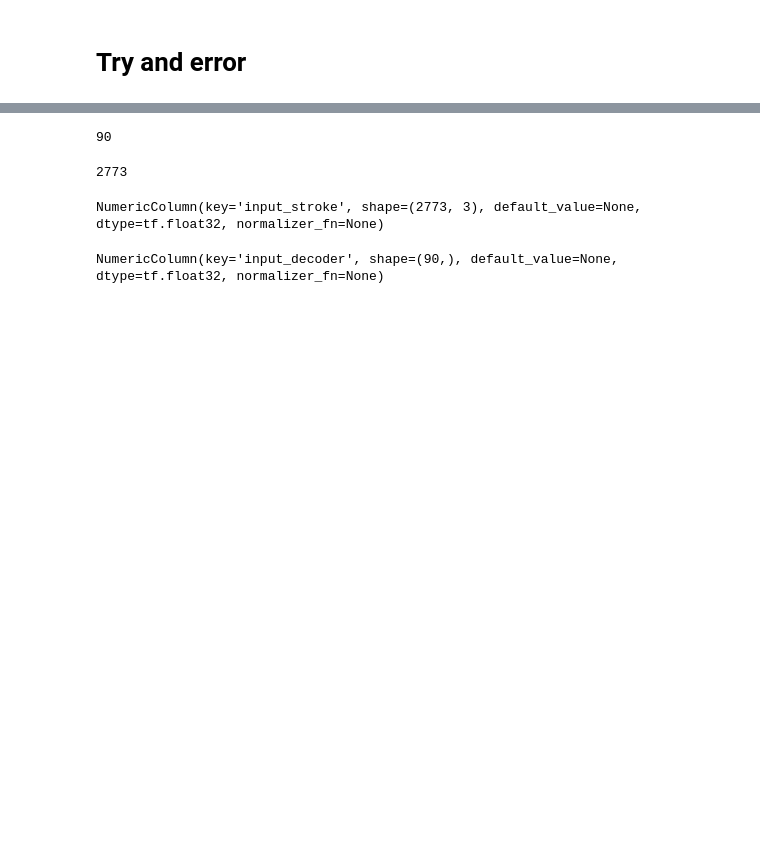
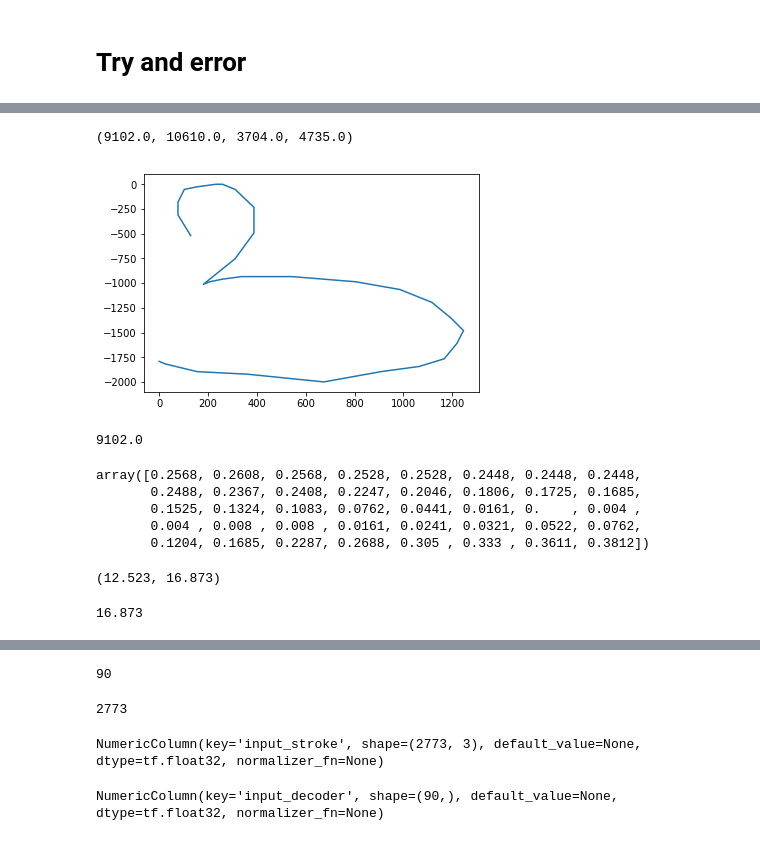
Before and after one commit to karino2/tegashiki, a Jupyter notebook: tegashiki_symbol.ipynb, the cells around one changed output, grey strips where cells are left out. Saved outputs shown, nothing was run; the diff lists cells and outputs as text; code cells hidden in the pictures; blank space fills up the shorter version.

```diff
--- a/tegashiki_symbol.ipynb
+++ b/tegashiki_symbol.ipynb
@@ -896,6 +829,23 @@ dump_and_send(train_rdplis, "sym_rdplis_train.pkl.gz")
 Copying file://sym_rdplis_train.pkl.gz [Content-Type=application/octet-stream]...
 / [1 files][ 19.5 MiB/ 19.5 MiB]
 Operation completed over 1 objects/19.5 MiB.
+# %%
+def normalize_poslislis(poslislis):
+    lislisarr = [np.array(one) for one in poslislis]
+    maxpair = [one.max(0) for one in lislisarr]
+    minpair = [one.min(0) for one in lislisarr]
+    x_max = max(tup[0] for tup in maxpair)
+    y_max = max(tup[1] for tup in maxpair)
+    x_min = min(tup[0] for tup in minpair)
+    y_min = min(tup[1] for tup in minpair)
+    ratio = min(NORMALIZE_MAX/(0.0001+x_max-x_min), NORMALIZE_MAX/(0.0001+y_max-y_min))
+    res = []
+    for one in lislisarr:
+      target = one.copy()
+      target[:, 0] = (target[:, 0]-x_min)*ratio
+      target[:, 1] = (target[:, 1]-y_min)*ratio
+      res.append(target)
+    return [one.astype(int) for one in res]
 # %%
 last_i=0
 
@@ -1066,0 +1025,12 @@ Operation completed over 1 objects/1014.7 KiB.
+# %%
+x_min, x_max, y_min, y_max
+# %% [output]
+(9102.0, 10610.0, 3704.0, 4735.0)
+# %%
+plot_lis2(normalize_poslislis(train_merged[4]))
+# %% [output]
+[figure, added]
+# %%
+min(tup[0] for tup in minpair)
+# %% [output]
+9102.0
@@ -1066,0 +1047,16 @@ Operation completed over 1 objects/1014.7 KiB.
+# %%
+x_aligned
+# %% [output]
+array([0.2568, 0.2608, 0.2568, 0.2528, 0.2528, 0.2448, 0.2448, 0.2448,
+       0.2488, 0.2367, 0.2408, 0.2247, 0.2046, 0.1806, 0.1725, 0.1685,
+       0.1525, 0.1324, 0.1083, 0.0762, 0.0441, 0.0161, 0.    , 0.004 ,
+       0.004 , 0.008 , 0.008 , 0.0161, 0.0241, 0.0321, 0.0522, 0.0762,
+       0.1204, 0.1685, 0.2287, 0.2688, 0.305 , 0.333 , 0.3611, 0.3812])
+# %%
+x_max, y_max
+# %% [output]
+(12.523, 16.873)
+# %%
+one_lis2arr[0].max((0, 1))
+# %% [output]
+16.873
```
Also changed, not shown: parts of 167 cells of this notebook.
